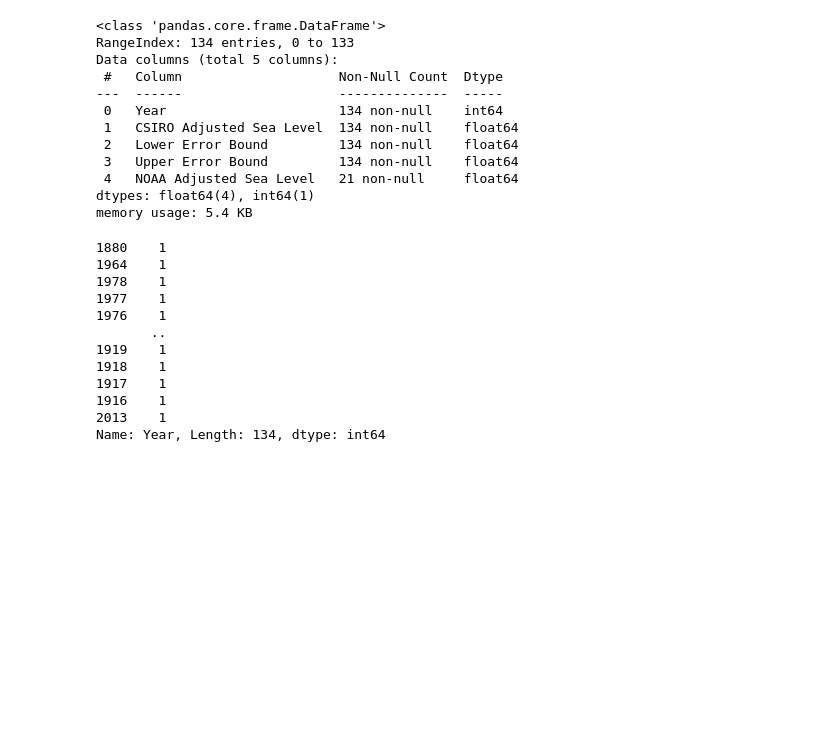
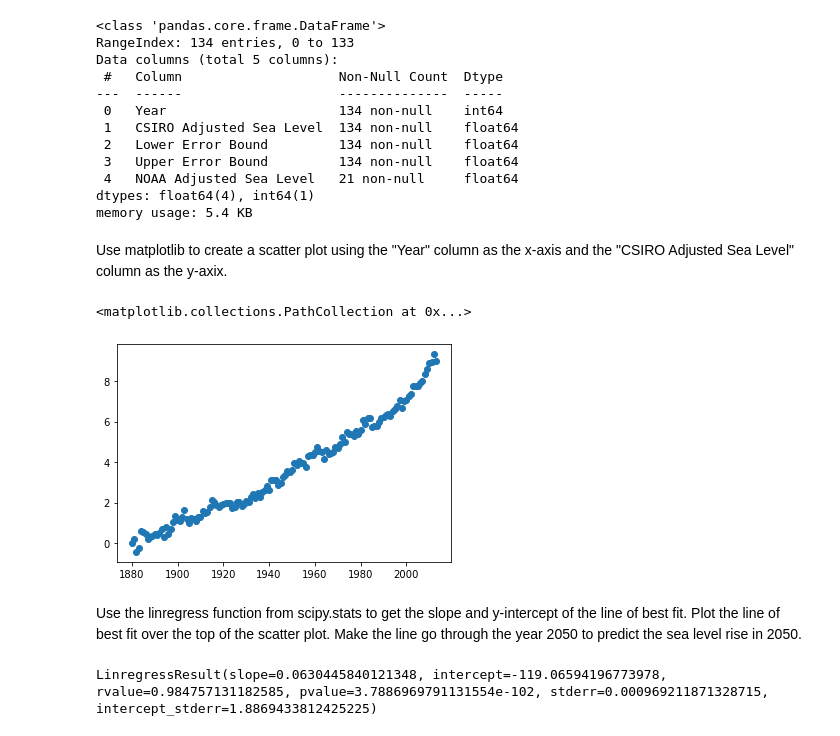
Before and after one commit to dr-rompecabezas/sea-level-predictor, a Jupyter notebook: sea-level-predictor.ipynb, the cells around one changed output. Saved outputs shown, nothing was run; the diff lists cells and outputs as text; code cells hidden in the pictures; blank space fills up the shorter version.

```diff
--- a/sea-level-predictor.ipynb
+++ b/sea-level-predictor.ipynb
@@ -74,20 +75,20 @@ Data columns (total 5 columns):
  4   NOAA Adjusted Sea Level   21 non-null     float64
 dtypes: float64(4), int64(1)
 memory usage: 5.4 KB
-# %%
-df['Year'].value_counts()
-# %% [output]
-1880    1
-1964    1
-1978    1
-1977    1
-1976    1
-       ..
-1919    1
-1918    1
-1917    1
-1916    1
-2013    1
-Name: Year, Length: 134, dtype: int64
+# %% [markdown]
+Use matplotlib to create a scatter plot using the "Year" column as the x-axis and the "CSIRO Adjusted Sea Level" column as the y-axix.
+# %%
+x = df['Year']
 # %%
-df['NOAA Adjusted Sea Level'].plot.box()
+y = df['CSIRO Adjusted Sea Level']
+# %%
+plt.scatter(x, y)
+# %% [output]
+<matplotlib.collections.PathCollection at 0x...>
+[figure, added]
+# %% [markdown]
+Use the linregress function from scipy.stats to get the slope and y-intercept of the line of best fit. Plot the line of best fit over the top of the scatter plot. Make the line go through the year 2050 to predict the sea level rise in 2050.
+# %%
+linregress(x, y)
+# %% [output]
+LinregressResult(slope=0.0630445840121348, intercept=-119.06594196773978, rvalue=0.984757131182585, pvalue=3.7886969791131554e-102, stderr=0.000969211871328715, intercept_stderr=1.8869433812425225)
```
Also changed, not shown: parts of 16 cells of this notebook, 2 other files.
